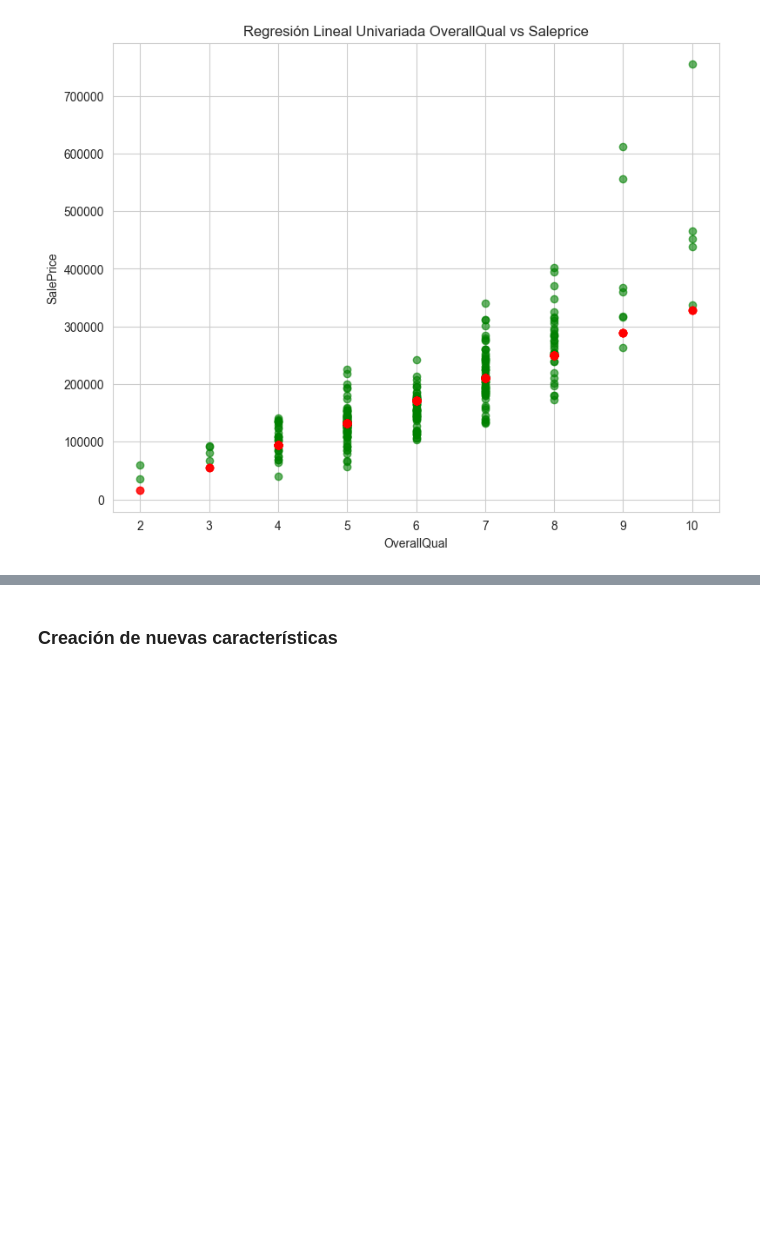
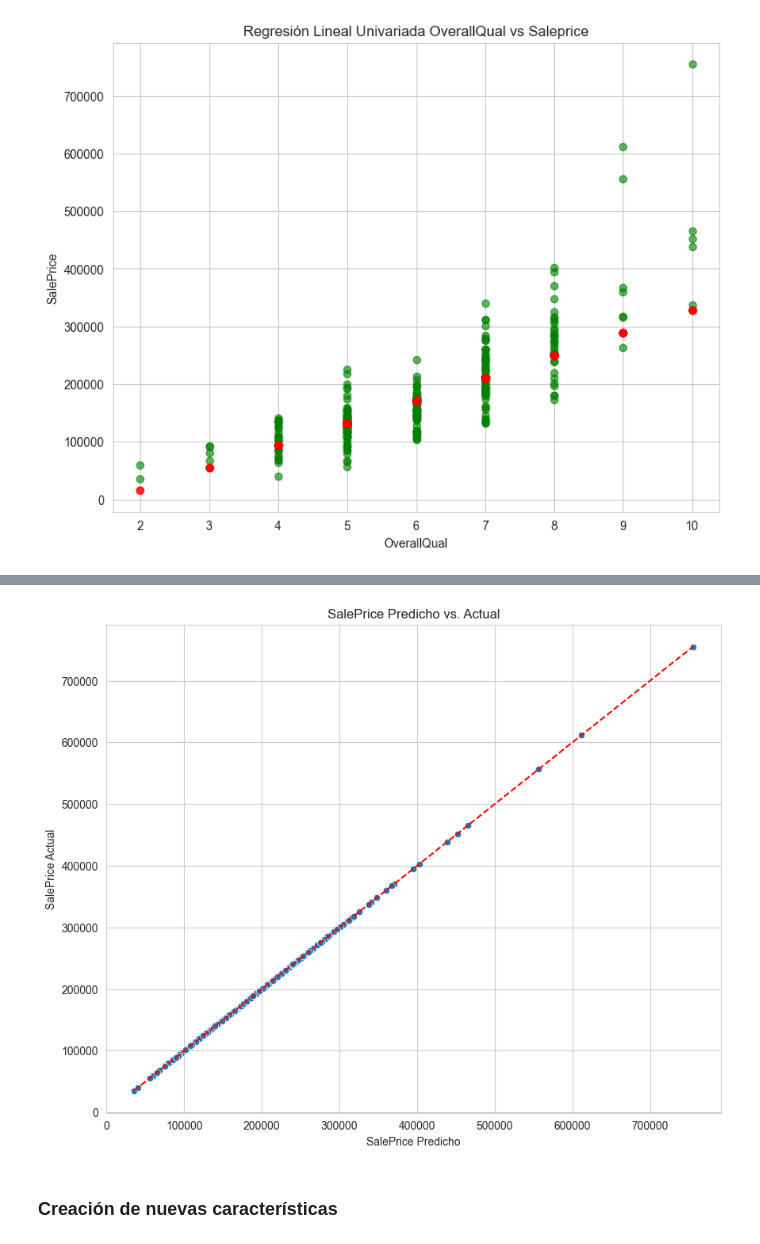
Before and after one commit to tsc221645/CC_3074_Proyecto_2, a Jupyter notebook: initial_analysis.ipynb, the cells around one changed output, grey strips where cells are left out. Saved outputs shown, nothing was run; the diff lists cells and outputs as text; code cells hidden in the pictures; blank space fills up the shorter version.

```diff
--- a/initial_analysis.ipynb
+++ b/initial_analysis.ipynb
@@ -637,3 +724,17 @@ plt.show()
+# %%
+
+# gráfica
+plt.figure(figsize=(10,8))
+sns.scatterplot(x=Y_pred_mult, y=Y_test_mult)
+plt.xlabel('SalePrice Predicho')
+plt.ylabel('SalePrice Actual')
+plt.title('SalePrice Predicho vs. Actual')
+max_val = max(Y_pred_mult.max(), Y_test_mult.max())
+min_val = min(Y_pred_mult.min(), Y_test_mult.min())
+plt.plot([min_val, max_val], [min_val, max_val], color='red', linestyle='--')
+plt.show()
+# %% [output]
+[figure, added]
 # %% [markdown]
 ### Creación de nuevas características
 # %% [markdown]
```
Also changed, not shown: parts of 8 cells of this notebook.
